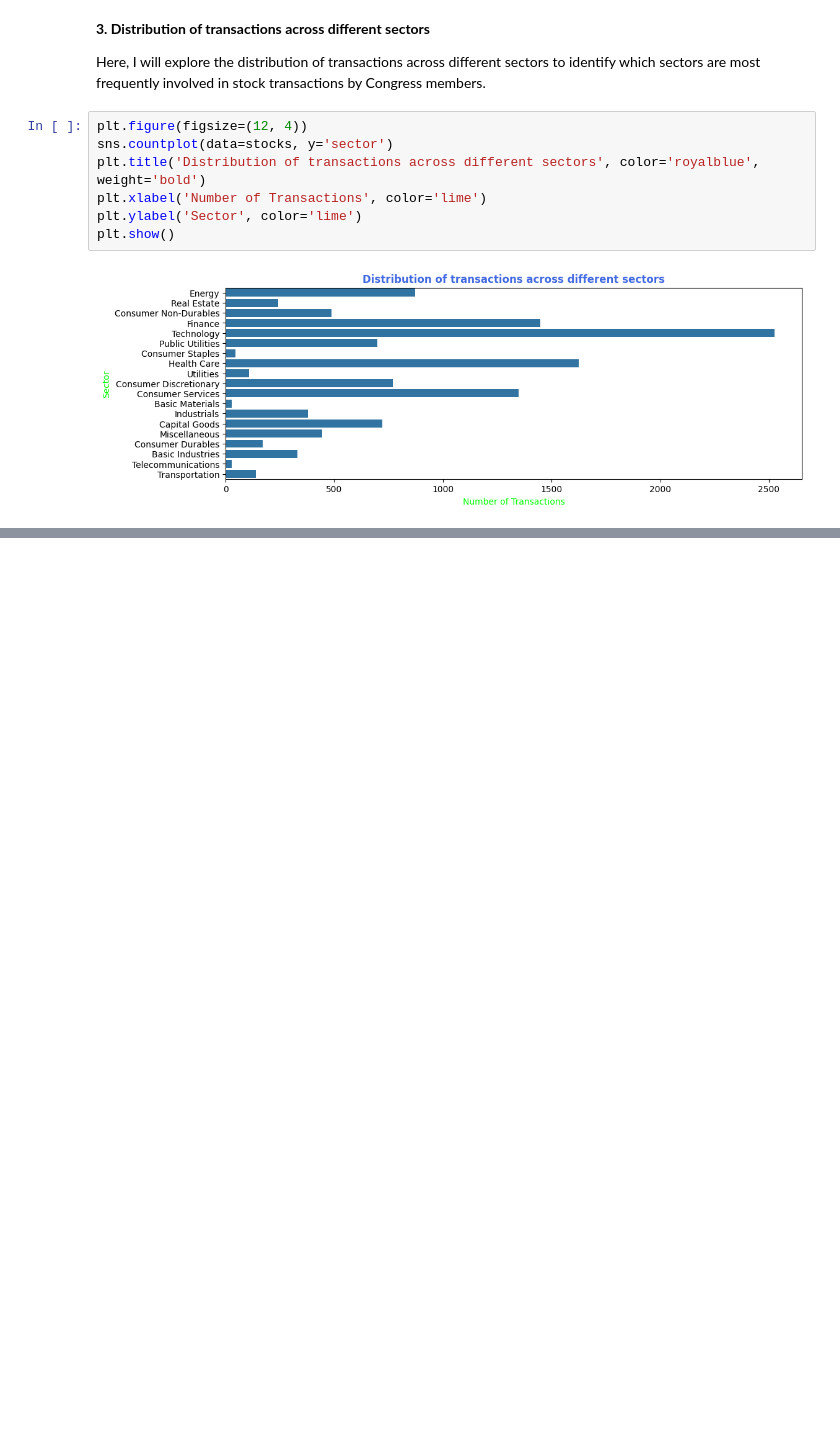
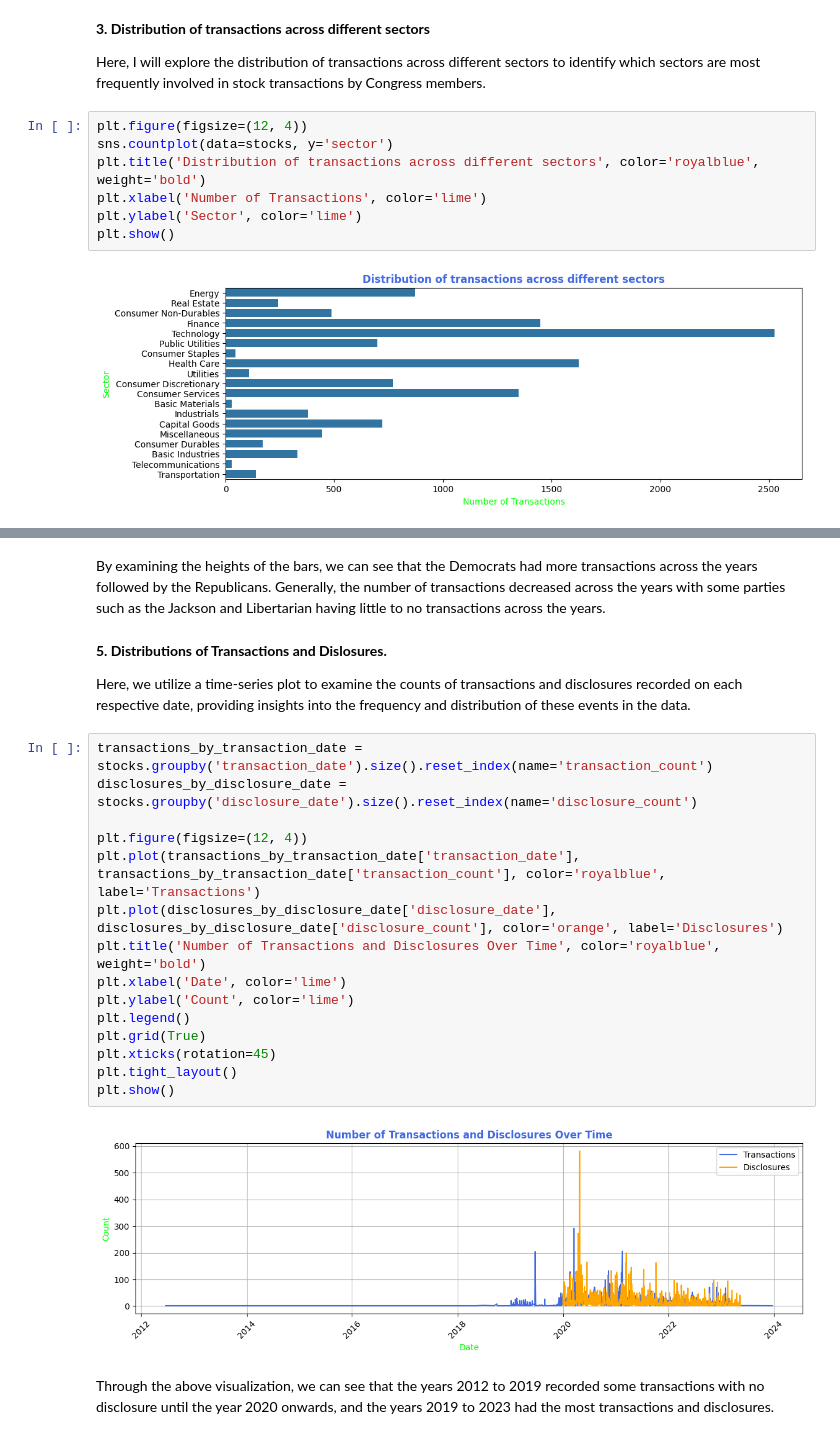
Before and after one commit to tobuya/exploratory-data-analysis, a Jupyter notebook: stocks/stocks.ipynb, the cells around one changed output, grey strips where cells are left out. Cells and saved outputs as stored; diff of their text form; blank space fills up the shorter version.

```diff
--- a/stocks/stocks.ipynb
+++ b/stocks/stocks.ipynb
@@ -216,0 +221,25 @@ From the above plot, we can see that the Technology sector had the most stocks t
+# %% [markdown]
+By examining the heights of the bars, we can see that the Democrats had more transactions across the years followed by the Republicans. Generally, the number of transactions decreased across the years with some parties such as the Jackson and Libertarian having little to no transactions across the years.
+# %% [markdown]
+**5. Distributions of Transactions and Dislosures.**
+
+Here, we utilize a time-series plot to examine the counts of transactions and disclosures recorded on each respective date, providing insights into the frequency and distribution of these events in the data.
+# %%
+transactions_by_transaction_date = stocks.groupby('transaction_date').size().reset_index(name='transaction_count')
+disclosures_by_disclosure_date = stocks.groupby('disclosure_date').size().reset_index(name='disclosure_count')
+
+plt.figure(figsize=(12, 4))
+plt.plot(transactions_by_transaction_date['transaction_date'], transactions_by_transaction_date['transaction_count'], color='royalblue', label='Transactions')
+plt.plot(disclosures_by_disclosure_date['disclosure_date'], disclosures_by_disclosure_date['disclosure_count'], color='orange', label='Disclosures')
+plt.title('Number of Transactions and Disclosures Over Time', color='royalblue', weight='bold')
+plt.xlabel('Date', color='lime')
+plt.ylabel('Count', color='lime')
+plt.legend()
+plt.grid(True)
+plt.xticks(rotation=45)
+plt.tight_layout()
+plt.show()
+# %% [output]
+[figure, added]
+# %% [markdown]
+Through the above visualization, we can see that the years 2012 to 2019 recorded some transactions with no disclosure until the year 2020 onwards, and the years 2019 to 2023 had the most transactions and disclosures.
```
Also changed, not shown: parts of 7 cells of this notebook.
